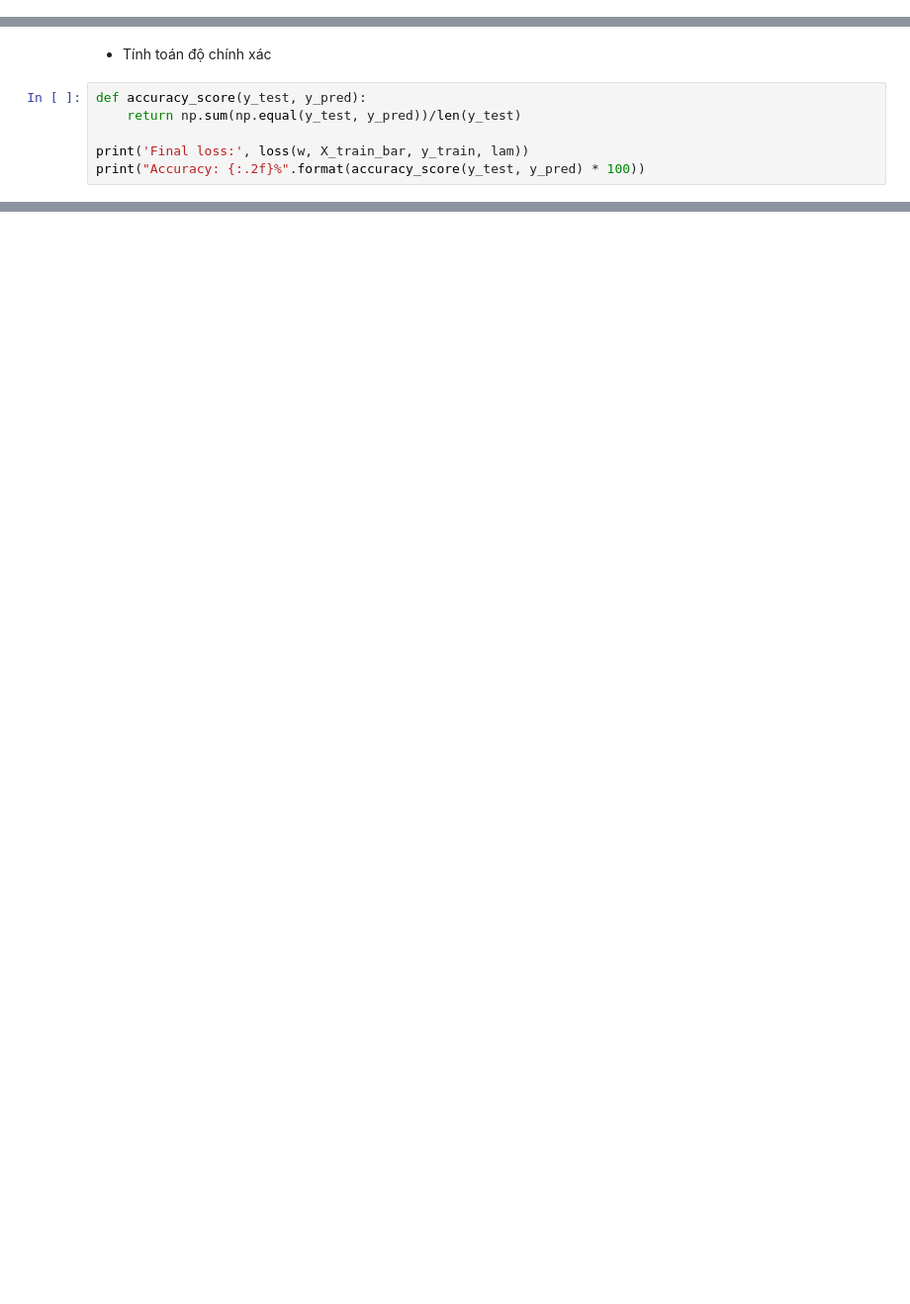
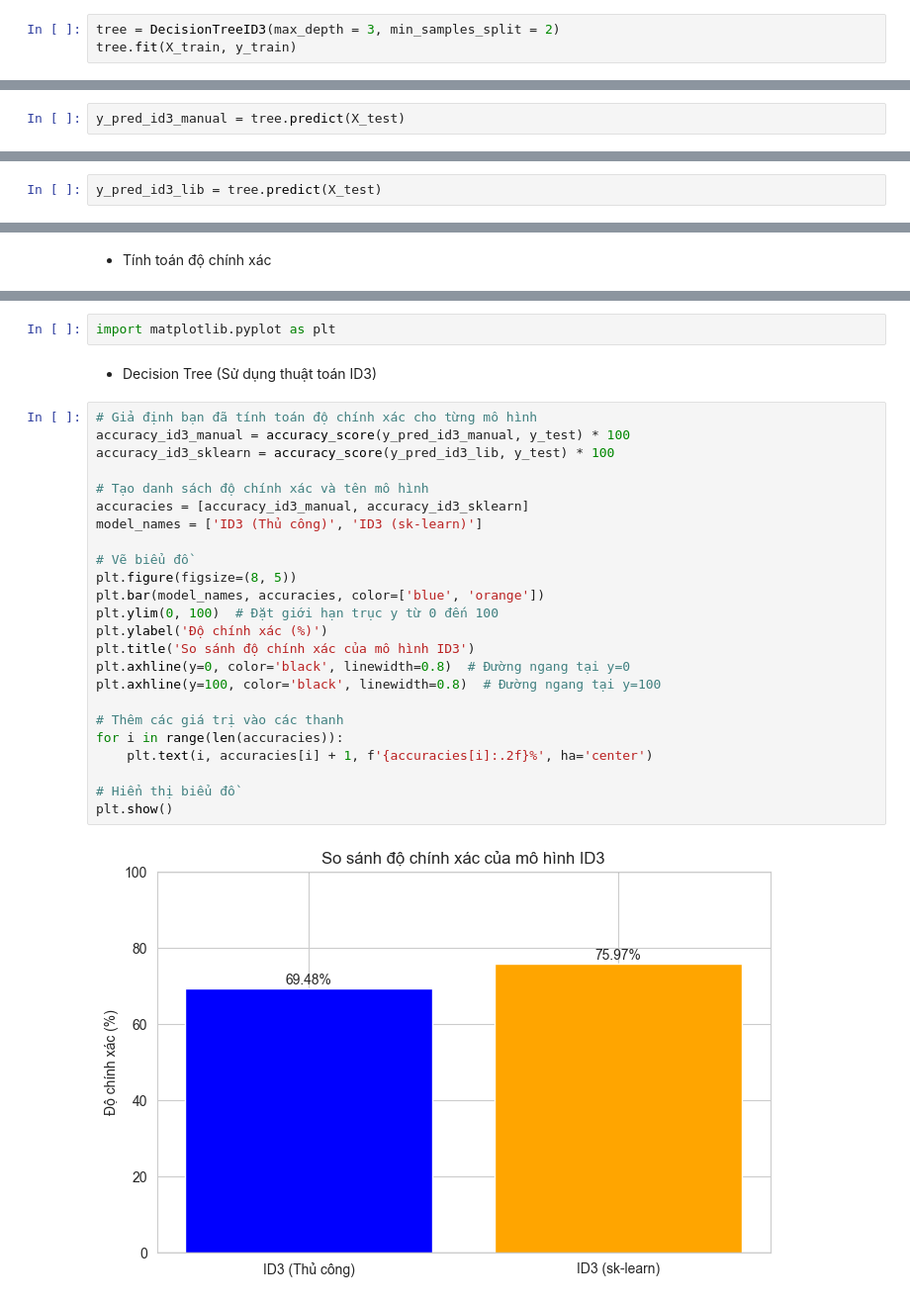
Before and after one commit to qnhat2004/Machine-learning, a Jupyter notebook: Diabetes-Prediction.ipynb, the cells around one changed output, grey strips where cells are left out. Shown at 99% size. Cells and saved outputs as stored; diff of their text form; blank space fills up the shorter version.

Commit message:
update both model

```diff
--- a/Diabetes-Prediction.ipynb
+++ b/Diabetes-Prediction.ipynb
@@ -474,0 +552,3 @@ y_pred = predict(w, X_test_bar)
+# %%
+tree = DecisionTreeID3(max_depth = 3, min_samples_split = 2)
+tree.fit(X_train, y_train)
@@ -474,0 +557,2 @@ y_pred = predict(w, X_test_bar)
+# %%
+y_pred_id3_manual = tree.predict(X_test)
@@ -474,0 +574,2 @@ y_pred = predict(w, X_test_bar)
+# %%
+y_pred_id3_lib = tree.predict(X_test)
@@ -475,8 +584,2 @@ y_pred = predict(w, X_test_bar)
 # %% [markdown]
 * Tính toán độ chính xác
-# %%
-def accuracy_score(y_test, y_pred):
-    return np.sum(np.equal(y_test, y_pred))/len(y_test)
-
-print('Final loss:', loss(w, X_train_bar, y_train, lam))
-print("Accuracy: {:.2f}%".format(accuracy_score(y_test, y_pred) * 100))
@@ -485,0 +610,30 @@ Accuracy: 77.92%
+# %%
+import matplotlib.pyplot as plt
+# %% [markdown]
+* Decision Tree (Sử dụng thuật toán ID3)
+# %%
+# Giả định bạn đã tính toán độ chính xác cho từng mô hình
+accuracy_id3_manual = accuracy_score(y_pred_id3_manual, y_test) * 100
+accuracy_id3_sklearn = accuracy_score(y_pred_id3_lib, y_test) * 100
+
+# Tạo danh sách độ chính xác và tên mô hình
+accuracies = [accuracy_id3_manual, accuracy_id3_sklearn]
+model_names = ['ID3 (Thủ công)', 'ID3 (sk-learn)']
+
+# Vẽ biểu đồ
+plt.figure(figsize=(8, 5))
+plt.bar(model_names, accuracies, color=['blue', 'orange'])
+plt.ylim(0, 100)  # Đặt giới hạn trục y từ 0 đến 100
+plt.ylabel('Độ chính xác (%)')
+plt.title('So sánh độ chính xác của mô hình ID3')
+plt.axhline(y=0, color='black', linewidth=0.8)  # Đường ngang tại y=0
+plt.axhline(y=100, color='black', linewidth=0.8)  # Đường ngang tại y=100
+
+# Thêm các giá trị vào các thanh
+for i in range(len(accuracies)):
+    plt.text(i, accuracies[i] + 1, f'{accuracies[i]:.2f}%', ha='center')
+
+# Hiển thị biểu đồ
+plt.show()
+# %% [output]
+[figure, added]
```
Also changed, not shown: parts of 58 cells of this notebook.
